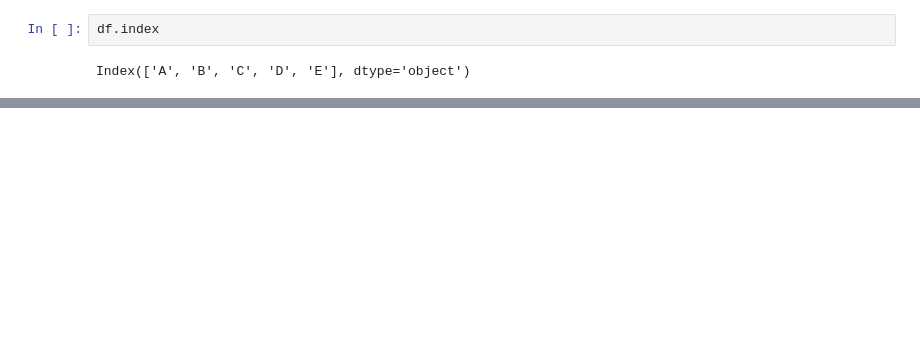
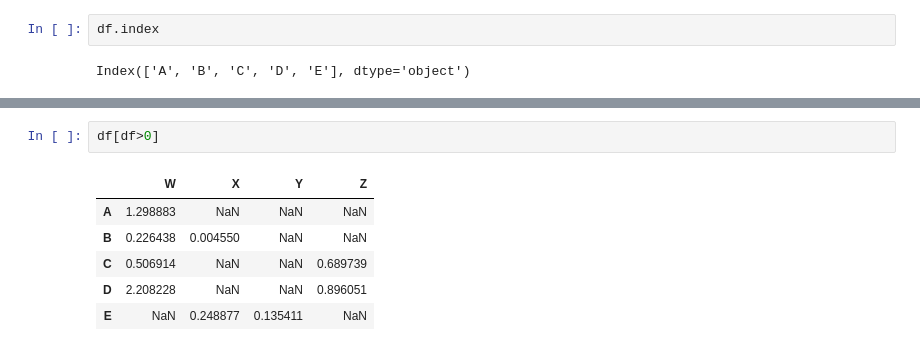
Before and after one commit to felixop7/Machine-Learning, a Jupyter notebook: Basics/Pandas/Pandas.ipynb, the cells around one changed output, grey strips where cells are left out. Saved outputs shown, nothing was run; the diff lists cells and outputs as text; blank space fills up the shorter version.

```diff
--- a/Basics/Pandas/Pandas.ipynb
+++ b/Basics/Pandas/Pandas.ipynb
@@ -248,0 +272,9 @@ Name: X, dtype: float64
+# %%
+df[df>0]
+# %% [output]
+|  | W | X | Y | Z |
+| A | 1.298883 | NaN | NaN | NaN |
+| B | 0.226438 | 0.004550 | NaN | NaN |
+| C | 0.506914 | NaN | NaN | 0.689739 |
+| D | 2.208228 | NaN | NaN | 0.896051 |
+| E | NaN | 0.248877 | 0.135411 | NaN |
```
Also changed, not shown: parts of 20 cells of this notebook.
